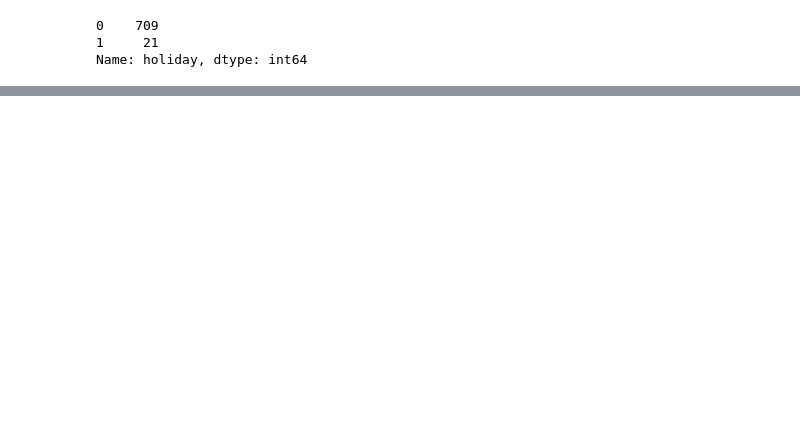
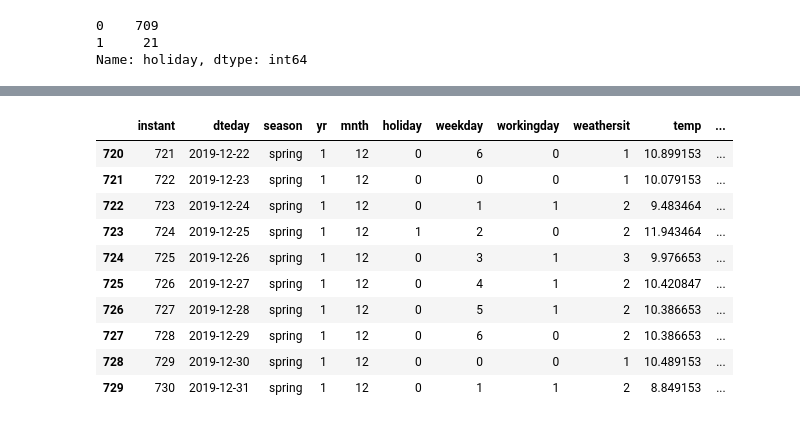
Before and after one commit to Adalab/proyecto-promo-C-modulo-3-team-2, a Jupyter notebook: exploracion.ipynb, the cells around one changed output, grey strips where cells are left out. Drawn from its saved outputs; the diff is of its cells as text; code cells hidden in the pictures; blank space fills up the shorter version.

```diff
--- a/exploracion.ipynb
+++ b/exploracion.ipynb
@@ -165,3 +219,17 @@ sns.heatmap(df.corr(),
            annot = True);
 # %% [output]
 [figure]
+# %%
+df.tail(10)
+# %% [output]
+|  | instant | dteday | season | yr | mnth | holiday | weekday | workingday | weathersit | temp | ... |
+| 720 | 721 | 2019-12-22 | spring | 1 | 12 | 0 | 6 | 0 | 1 | 10.899153 | ... |
+| 721 | 722 | 2019-12-23 | spring | 1 | 12 | 0 | 0 | 0 | 1 | 10.079153 | ... |
+| 722 | 723 | 2019-12-24 | spring | 1 | 12 | 0 | 1 | 1 | 2 | 9.483464 | ... |
+| 723 | 724 | 2019-12-25 | spring | 1 | 12 | 1 | 2 | 0 | 2 | 11.943464 | ... |
+| 724 | 725 | 2019-12-26 | spring | 1 | 12 | 0 | 3 | 1 | 3 | 9.976653 | ... |
+| 725 | 726 | 2019-12-27 | spring | 1 | 12 | 0 | 4 | 1 | 2 | 10.420847 | ... |
+| 726 | 727 | 2019-12-28 | spring | 1 | 12 | 0 | 5 | 1 | 2 | 10.386653 | ... |
+| 727 | 728 | 2019-12-29 | spring | 1 | 12 | 0 | 6 | 0 | 2 | 10.386653 | ... |
+| 728 | 729 | 2019-12-30 | spring | 1 | 12 | 0 | 0 | 0 | 1 | 10.489153 | ... |
+| 729 | 730 | 2019-12-31 | spring | 1 | 12 | 0 | 1 | 1 | 2 | 8.849153 | ... |
```
Also changed, not shown: parts of 17 cells of this notebook.
